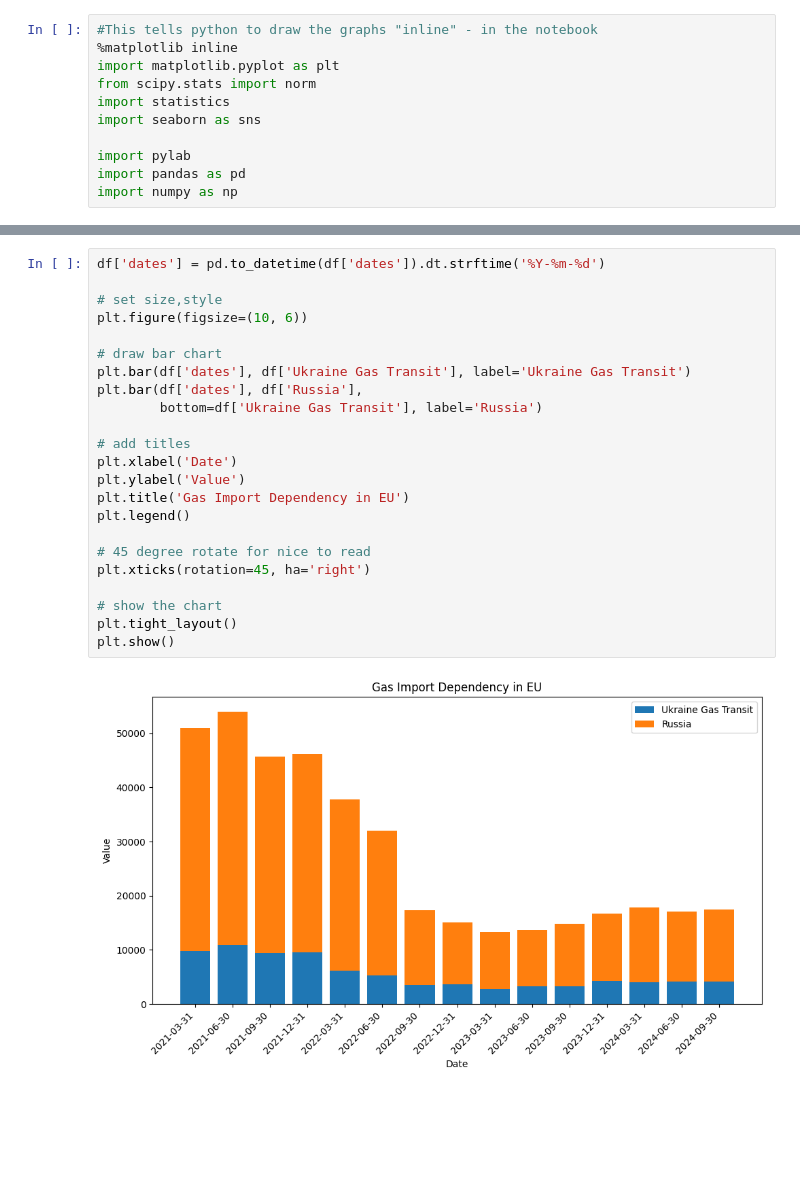
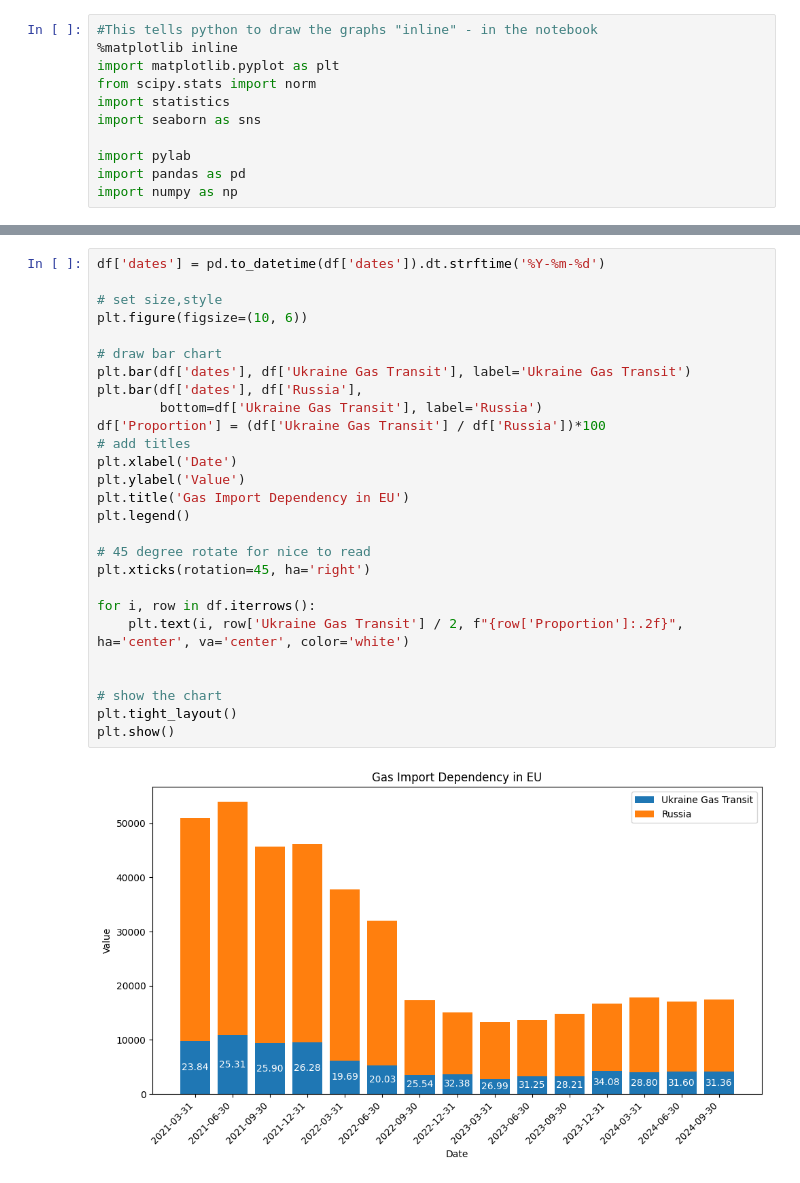
Before and after one commit to Anson422/Anson-Eva-Valerie, a Jupyter notebook: Stacked Bar Chart/EU_import_RUvsU_gas.ipynb, the cells around one changed output, grey strips where cells are left out. Cells and saved outputs as stored; diff of their text form; blank space fills up the shorter version.

```diff
--- a/Stacked Bar Chart/EU_import_RUvsU_gas.ipynb
+++ b/Stacked Bar Chart/EU_import_RUvsU_gas.ipynb
@@ -50,25 +57,29 @@ df
 # %%
 df['dates'] = pd.to_datetime(df['dates']).dt.strftime('%Y-%m-%d')
 
 # set size,style
 plt.figure(figsize=(10, 6))
 
 # draw bar chart
 plt.bar(df['dates'], df['Ukraine Gas Transit'], label='Ukraine Gas Transit')
 plt.bar(df['dates'], df['Russia'],
         bottom=df['Ukraine Gas Transit'], label='Russia')
-
+df['Proportion'] = (df['Ukraine Gas Transit'] / df['Russia'])*100
 # add titles
 plt.xlabel('Date')
 plt.ylabel('Value')
 plt.title('Gas Import Dependency in EU')
 plt.legend()
 
 # 45 degree rotate for nice to read
 plt.xticks(rotation=45, ha='right')
 
+for i, row in df.iterrows():
+    plt.text(i, row['Ukraine Gas Transit'] / 2, f"{row['Proportion']:.2f}", ha='center', va='center', color='white')
+
+
 # show the chart
 plt.tight_layout()
 plt.show()
 # %% [output]
-[figure, old version]
+[figure, new version]
```
Also changed, not shown: parts of 1 cell of this notebook.
